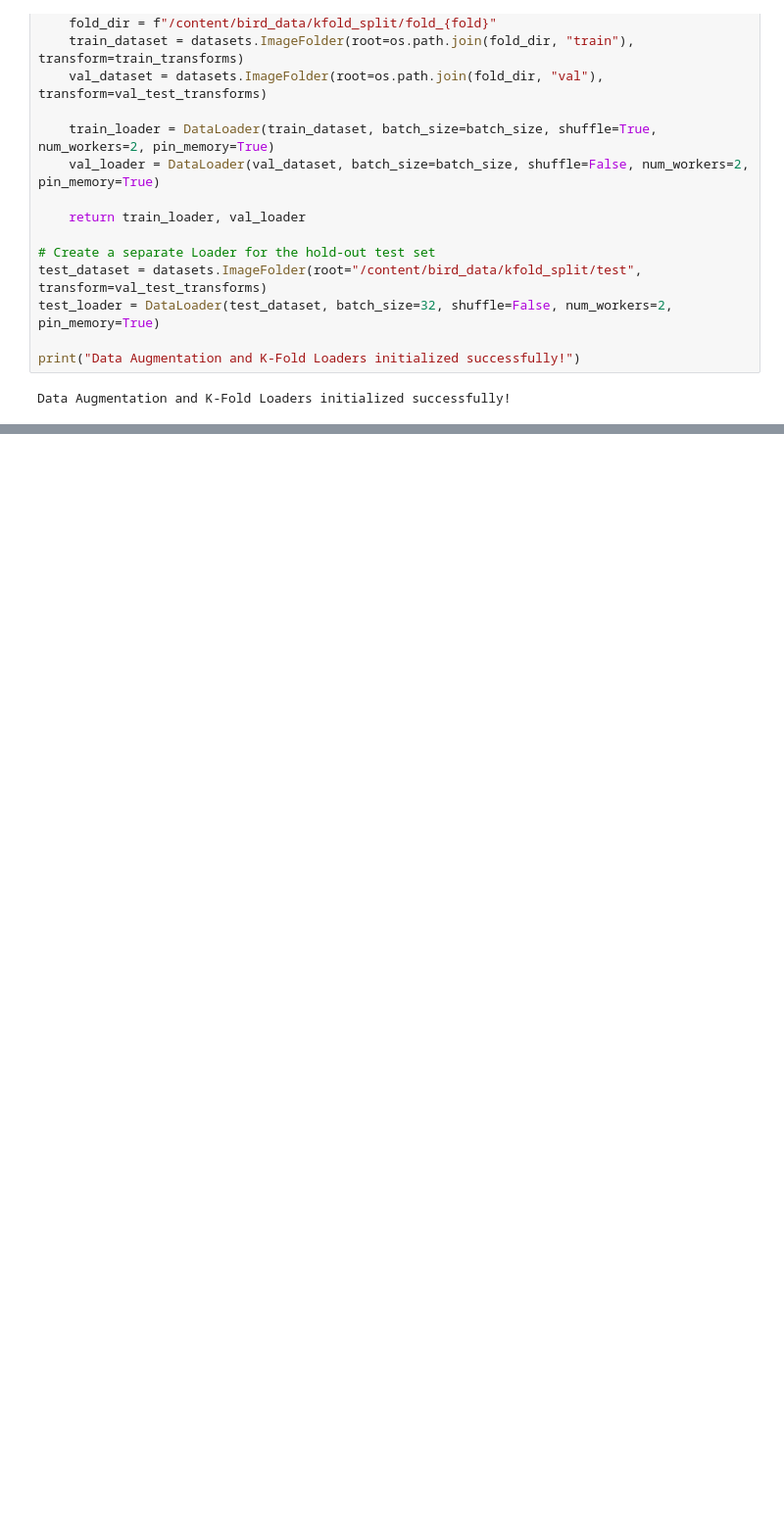
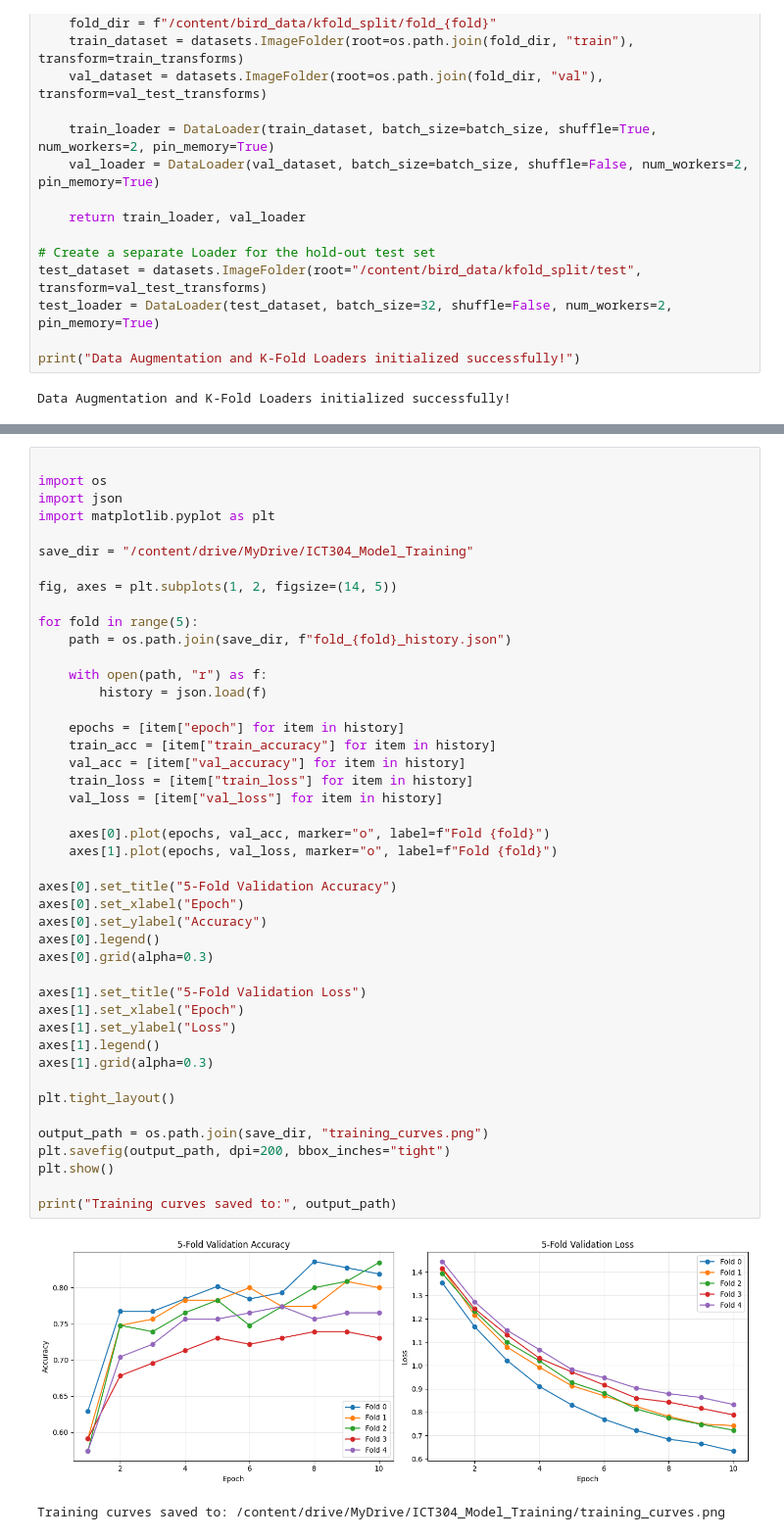
Before and after one commit to kunhatomitsu-lang/bird-species-detection-system, a Jupyter notebook: bird-species-detection-system_v2.0.ipynb, the cells around one changed output, grey strips where cells are left out. Shown at 98% size. Cells and saved outputs as stored; diff of their text form; blank space fills up the shorter version.

```diff
--- a/bird-species-detection-system_v2.0.ipynb
+++ b/bird-species-detection-system_v2.0.ipynb
@@ -348,0 +542,47 @@ Data Augmentation and K-Fold Loaders initialized successfully!
+# %%
+
+import os
+import json
+import matplotlib.pyplot as plt
+
+save_dir = "/content/drive/MyDrive/ICT304_Model_Training"
+
+fig, axes = plt.subplots(1, 2, figsize=(14, 5))
+
+for fold in range(5):
+    path = os.path.join(save_dir, f"fold_{fold}_history.json")
+
+    with open(path, "r") as f:
+        history = json.load(f)
+
+    epochs = [item["epoch"] for item in history]
+    train_acc = [item["train_accuracy"] for item in history]
+    val_acc = [item["val_accuracy"] for item in history]
+    train_loss = [item["train_loss"] for item in history]
+    val_loss = [item["val_loss"] for item in history]
+
+    axes[0].plot(epochs, val_acc, marker="o", label=f"Fold {fold}")
+    axes[1].plot(epochs, val_loss, marker="o", label=f"Fold {fold}")
+
+axes[0].set_title("5-Fold Validation Accuracy")
+axes[0].set_xlabel("Epoch")
+axes[0].set_ylabel("Accuracy")
+axes[0].legend()
+axes[0].grid(alpha=0.3)
+
+axes[1].set_title("5-Fold Validation Loss")
+axes[1].set_xlabel("Epoch")
+axes[1].set_ylabel("Loss")
+axes[1].legend()
+axes[1].grid(alpha=0.3)
+
+plt.tight_layout()
+
+output_path = os.path.join(save_dir, "training_curves.png")
+plt.savefig(output_path, dpi=200, bbox_inches="tight")
+plt.show()
+
+print("Training curves saved to:", output_path)
+# %% [output]
+[figure, added]
+Training curves saved to: /content/drive/MyDrive/ICT304_Model_Training/training_curves.png
```
Also changed, not shown: parts of 13 cells of this notebook.
